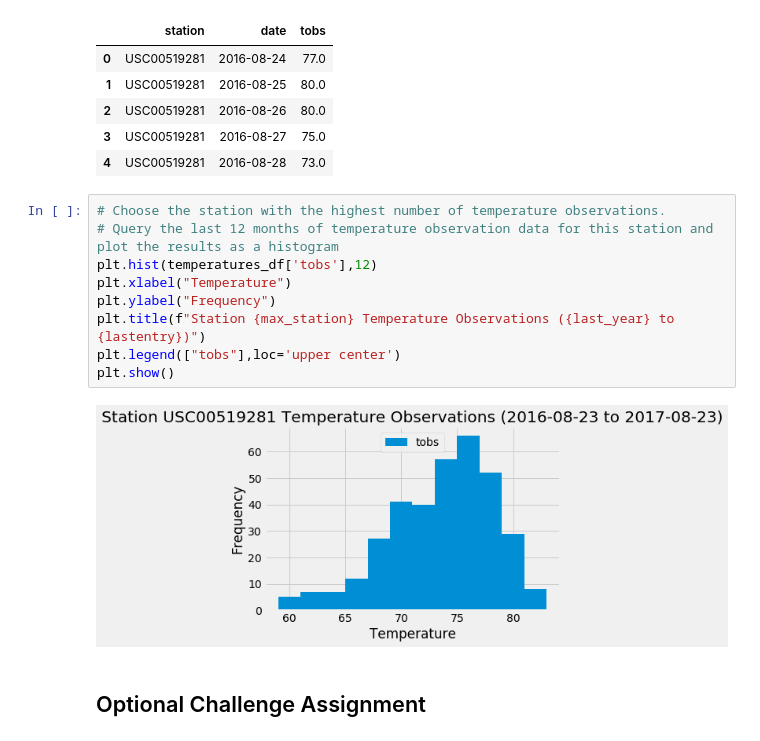
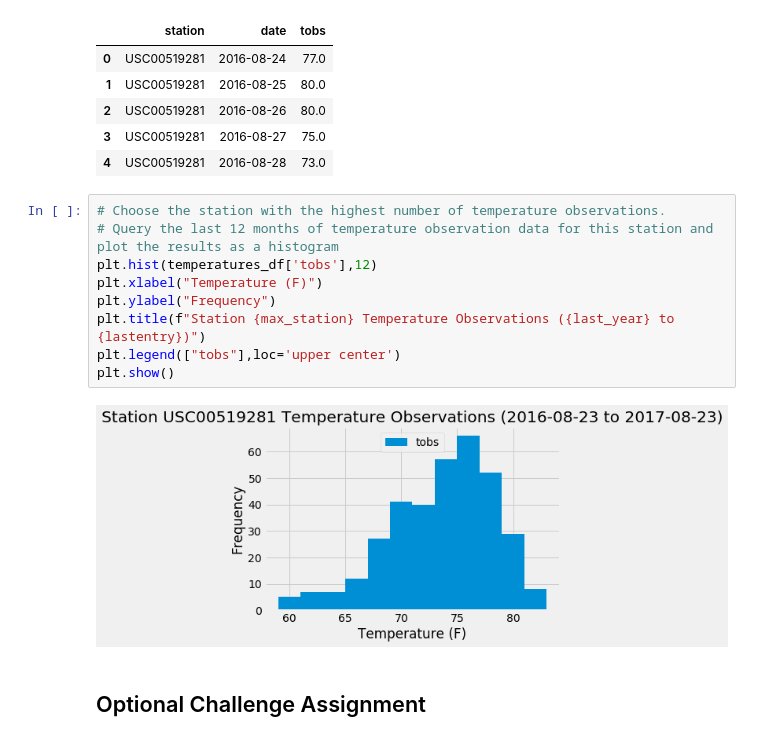
Before and after one commit to RobLMCO/08-SQLhomework, a Jupyter notebook: SQLalchemy.ipynb, the cells around one changed output. Cells and saved outputs as stored; diff of their text form.

```diff
--- a/SQLalchemy.ipynb
+++ b/SQLalchemy.ipynb
@@ -162,14 +163,14 @@ temperatures_df.head()
 # %%
 # Choose the station with the highest number of temperature observations.
 # Query the last 12 months of temperature observation data for this station and plot the results as a histogram
 plt.hist(temperatures_df['tobs'],12)
-plt.xlabel("Temperature")
+plt.xlabel("Temperature (F)")
 plt.ylabel("Frequency")
 plt.title(f"Station {max_station} Temperature Observations ({last_year} to {lastentry})")
 plt.legend(["tobs"],loc='upper center')
 plt.show()
 # %% [output]
-[figure, old version]
+[figure, new version]
 # %% [markdown]
 ## Optional Challenge Assignment
 # %%
```
Also changed, not shown: parts of 7 cells of this notebook.
